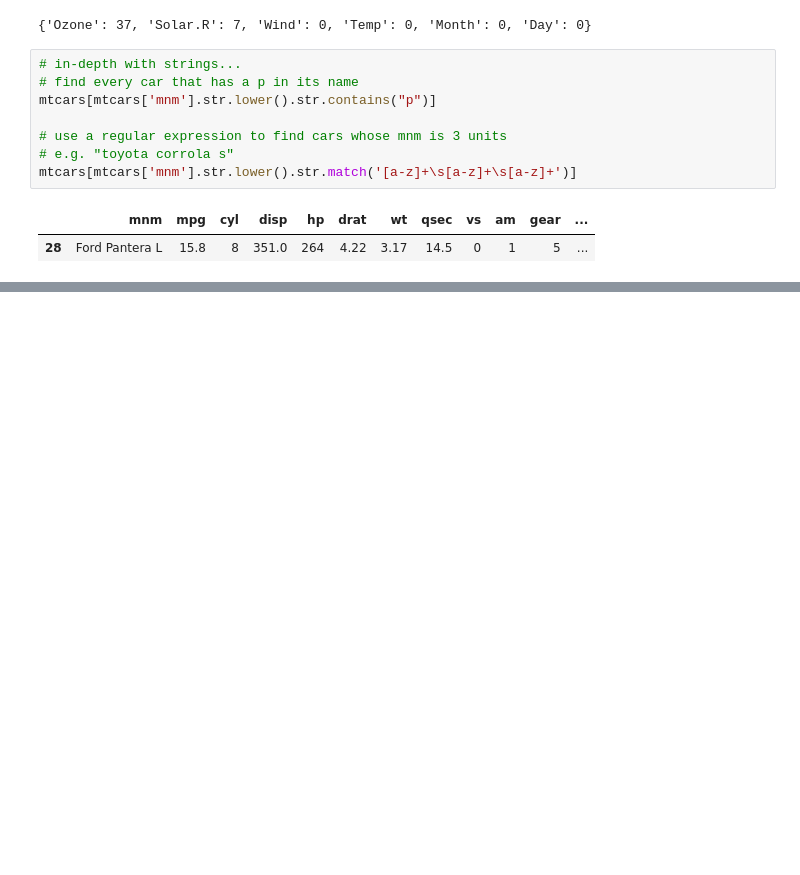
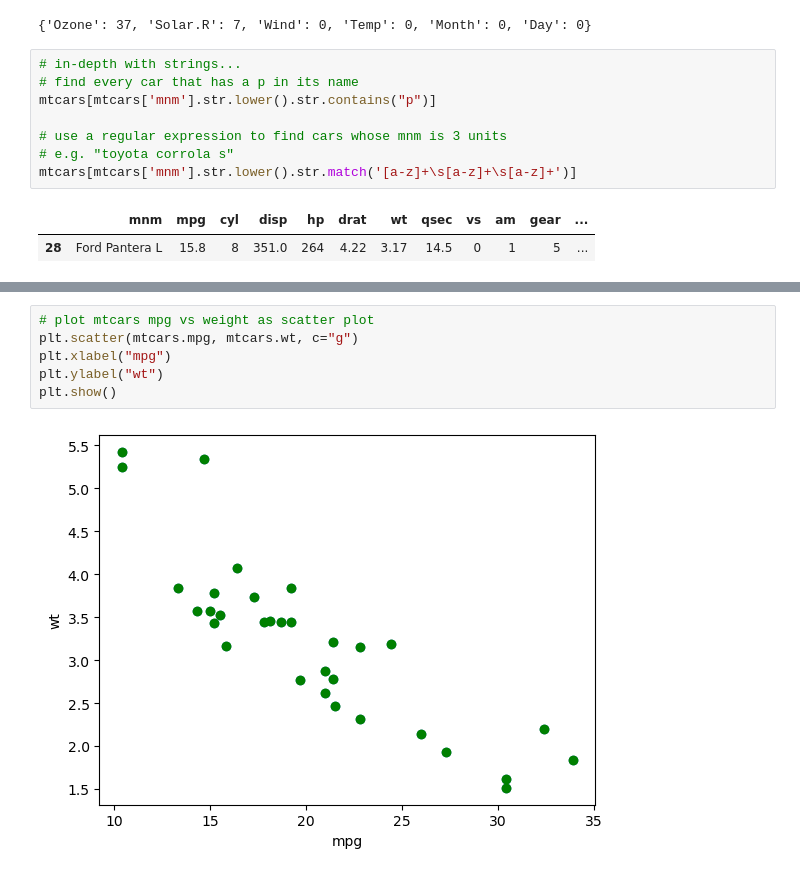
Before and after one commit to timschott/interview-prep, a Jupyter notebook: ds/ds-practice.ipynb, the cells around one changed output, grey strips where cells are left out. Cells and saved outputs as stored; diff of their text form; blank space fills up the shorter version.

```diff
--- a/ds/ds-practice.ipynb
+++ b/ds/ds-practice.ipynb
@@ -269,0 +279,8 @@ mtcars[mtcars['mnm'].str.lower().str.match('[a-z]+\s[a-z]+\s[a-z]+')]
+# %%
+# plot mtcars mpg vs weight as scatter plot
+plt.scatter(mtcars.mpg, mtcars.wt, c="g")
+plt.xlabel("mpg")
+plt.ylabel("wt")
+plt.show()
+# %% [output]
+[figure, added]
```
Also changed, not shown: parts of 3 cells of this notebook, 1 other file.
